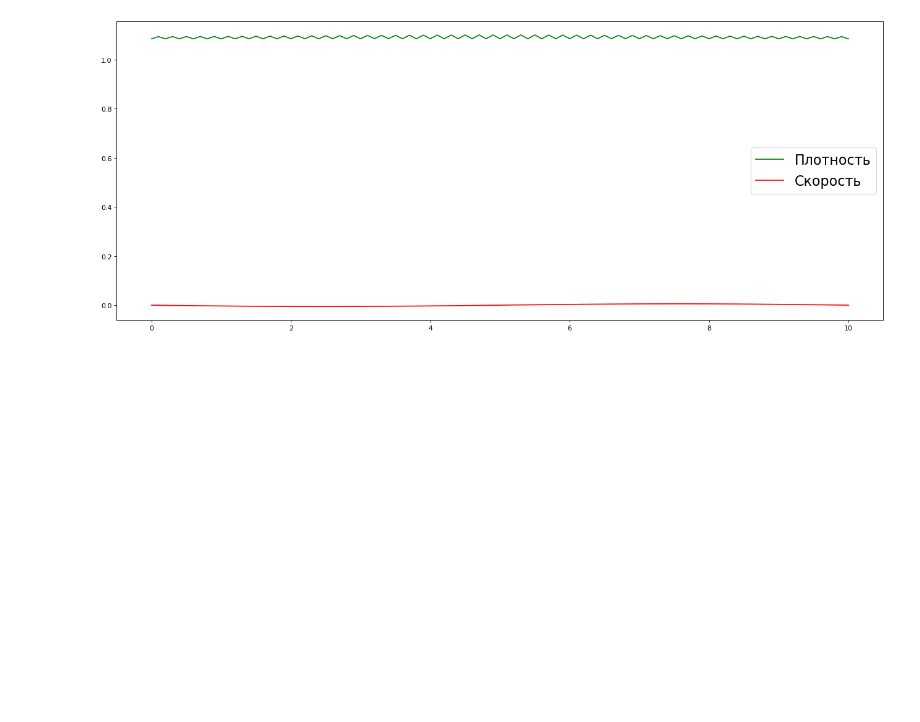
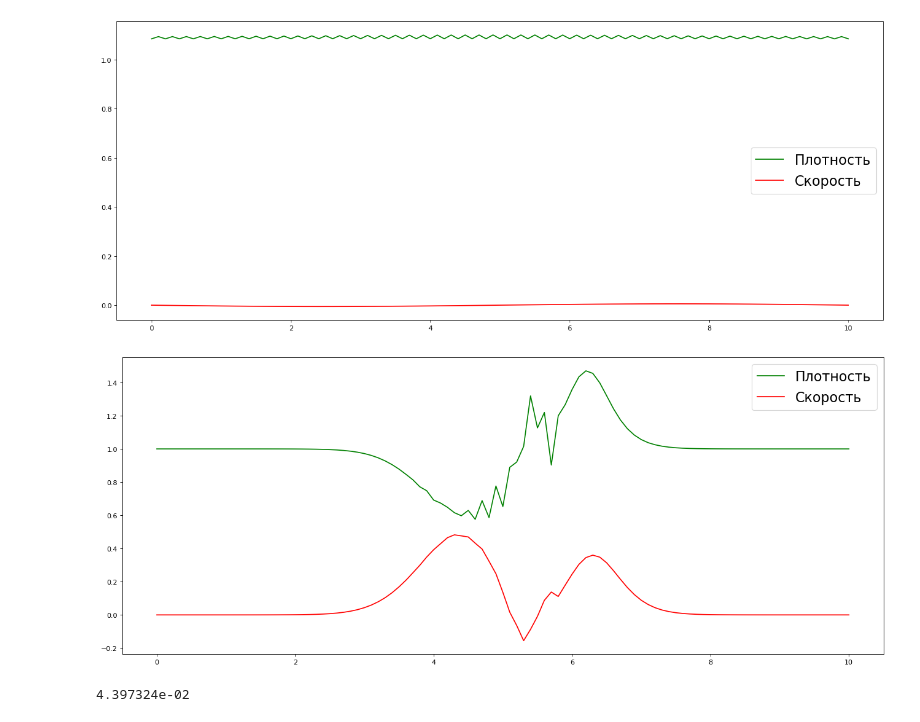
Before and after one commit to SdobnovE/Popov_1sem, a Jupyter notebook: Отчёт.ipynb, the cells around one changed output. Cells and saved outputs as stored; diff of their text form; code cells hidden in the pictures; blank space fills up the shorter version.

```diff
--- a/Отчёт.ipynb
+++ b/Отчёт.ipynb
@@ -157,0 +172,8 @@ draw(r[0], r[1])
+# %%
+step = 10
+r = run_prog(step)
+draw(r[0], r[1])
+print("{:e}".format(determ_diff_mass(step)))
+# %% [output]
+[figure, added]
+4.397324e-02
```
Also changed, not shown: parts of 9 cells of this notebook, 28 other files.
